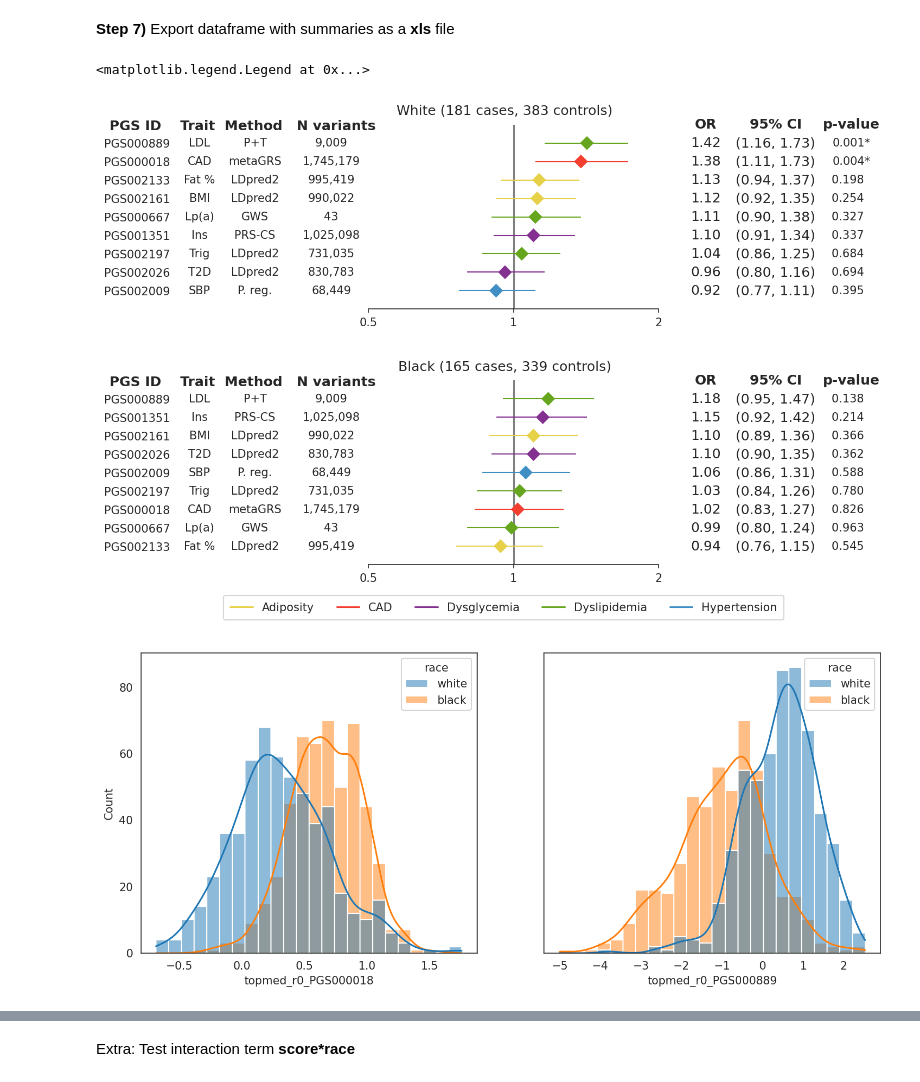
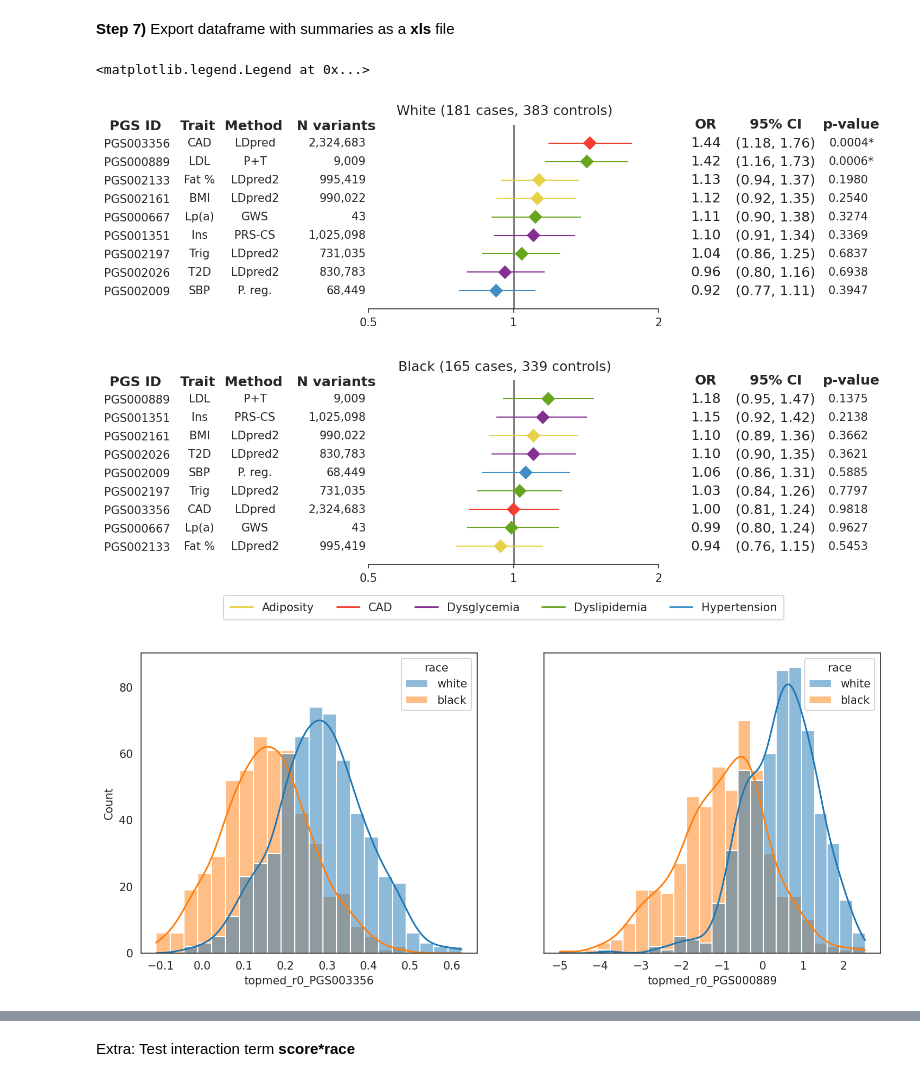
Before and after one commit to rodrigoguarischi/sea, a Jupyter notebook: calculate_grs_odds_ratios_and_create_plots.ipynb, the cells around one changed output, grey strips where cells are left out. Saved outputs shown, nothing was run; the diff lists cells and outputs as text; code cells hidden in the pictures.

```diff
--- a/calculate_grs_odds_ratios_and_create_plots.ipynb
+++ b/calculate_grs_odds_ratios_and_create_plots.ipynb
@@ -516,7 +519,8 @@ def get_models_subset(race, reference_panel_id, grs_subset, threshold ):
 
 # Define score_info and classes of selected scores
 grs_subset_and_info = {
-    "PGS000018": ["CAD", "metaGRS", "1,745,179", "CAD"],
+    "PGS003356": ["CAD", "LDpred", "2,324,683", "CAD"],
+    # "PGS000018": ["CAD", "metaGRS", "1,745,179", "CAD"],
     "PGS000889": ["LDL", "P+T", "9,009", "Dyslipidemia"],
     "PGS002133": ["Fat %", "LDpred2", "995,419", "Adiposity"],
     "PGS001351": ["Ins", "PRS-CS", "1,025,098", "Dysglycemia"],
@@ -534,7 +538,7 @@ class_to_color = {
     "Hypertension": sns.color_palette( n_colors=10, palette="Blues" )[6]
     }
 
-for race in ['white', "black"]:
+for race in ['white', 'black']:
 
     # Subset based on criterias and save to a new dataframe
     models_subset = get_models_subset( race, "topmed", grs_subset_and_info.keys(), "r0")
@@ -580,8 +584,8 @@ for race in ['white', "black"]:
     for index, row in models_subset.iterrows():
         plt.text( x=-3.4, y=p_value_y_pos, ha='center', va="center", s="{0}".format( row["trait_abbreviation"] ), fontsize=10)
         plt.text( x=-3, y=p_value_y_pos, ha='center', va="center", s="{0}".format( row["dev_method"] ), fontsize=10)
-        plt.text( x=-2.45, y=p_value_y_pos, ha='center', va="center", s="{0}".format( row["n_variants"] ), fontsize=10)
-        plt.text( x=1.3, y=p_value_y_pos, ha='center', va="center", s="{0:.3f}{1}".format( row["score_pvalue"], "*" if( row["fdr_significant"] ) else "  "), fontsize=10)
+        plt.text( x=-2.2, y=p_value_y_pos, ha='right', va="center", s="{0}".format( row["n_variants"] ), fontsize=10)
+        plt.text( x=1.3, y=p_value_y_pos, ha='center', va="center", s="{0:.4f}{1}".format( row["score_pvalue"], "*" if( row["fdr_significant"] ) else "  "), fontsize=10)
         p_value_y_pos-=0.1
 
 # Add legend
@@ -591,24 +595,25 @@ for grs_class in sorted( set( models_subset[ "grs_class" ] )  ):
 ax.legend(handles=trait_handles, loc=(-0.5, -0.3), shadow=False, borderpad=0.6, ncol=5)
 # %% [output]
 <matplotlib.legend.Legend at 0x...>
-[figure, old version]
+[figure, new version]
-[figure, old version]
+[figure, new version]
 # %%
 ### Histogram plots with raw scores
 
 fig, (ax1, ax2) = plt.subplots(ncols=2, sharey=True, figsize=(12,5))
 
-for score in ["topmed_r0_PGS000018", "topmed_r0_PGS000889"]:
+for score in ["topmed_r0_PGS003356", "topmed_r0_PGS000889"]:
+# for score in ["topmed_r0_PGS000018", "topmed_r0_PGS000889"]:
 
     sns.histplot(
         x = score,
         hue = "race",
         kde=True,
         data = sea_dataset_full,
-        ax = ax1 if score == "topmed_r0_PGS000018" else ax2
+        ax = ax2 if score == "topmed_r0_PGS000889" else ax1
         )
 # %% [output]
-[figure, old version]
+[figure, new version]
 # %%
 ### Plot score quantiles using % of cohort where Case = True
 
```
Also changed, not shown: parts of 11 cells of this notebook, 2 other files.
